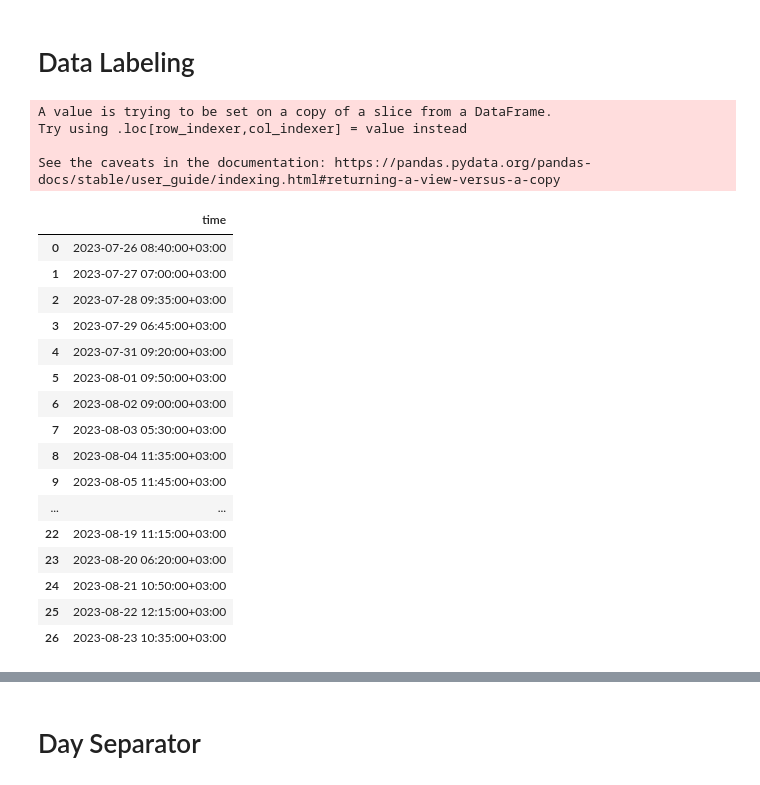
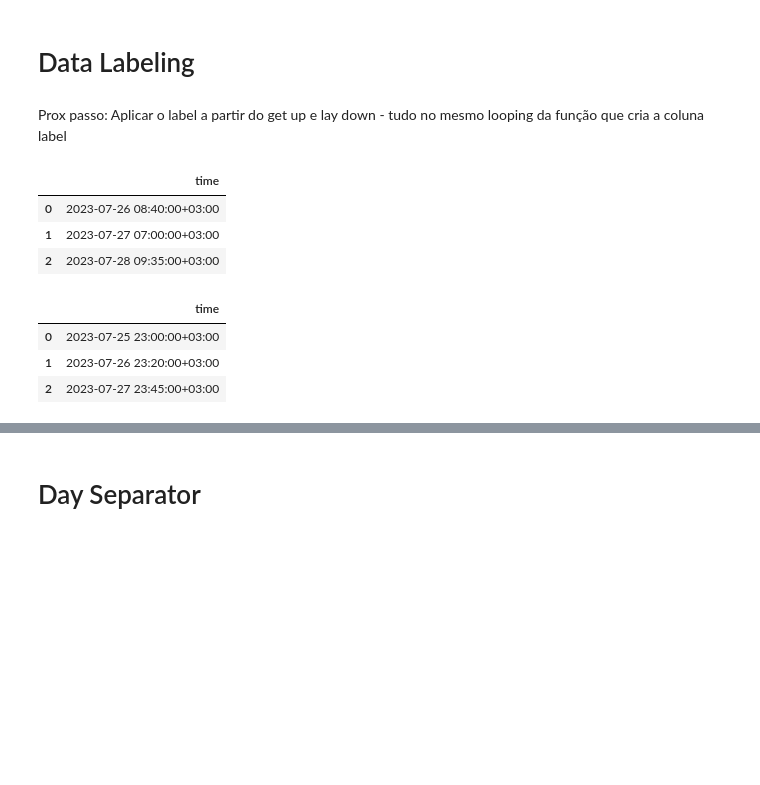
Before and after one commit to DiassIgor/sleeping-mask, a Jupyter notebook: data_preprocessing.ipynb, the cells around one changed output, grey strips where cells are left out. Saved outputs shown, nothing was run; the diff lists cells and outputs as text; code cells hidden in the pictures; blank space fills up the shorter version.

```diff
--- a/data_preprocessing.ipynb
+++ b/data_preprocessing.ipynb
@@ -219,10 +226,9 @@ def heart_rate_extractor(day_data):
         time.append(aux)
         aux += datetime.timedelta(minutes=5)
 
-    # Padding of the bpm length according to time length
+    # Padding of the time length according to bpm length
     while len(bpm) != len(time):
-        bpm.append(None)
-        state.append('sleep')
+        time.pop()
 
     # Create a DataFrame with the sleep data of a unique day
     heart_data = pd.DataFrame(columns = ["time", "bpm", "state"])
@@ -408,10 +401,16 @@ df_get_up['time'] = df_get_up['time'].round('5min')
-# %%
-filler_data['label'] = ''
-filler_data[filler_data.index.isin(df_get_up['time'])]['label'] = 'get_up'
-# %% [output]
-A value is trying to be set on a copy of a slice from a DataFrame.
-Try using .loc[row_indexer,col_indexer] = value instead
-
-See the caveats in the documentation: https://pandas.pydata.org/pandas-docs/stable/user_guide/indexing.html#returning-a-view-versus-a-copy
+# %% [markdown]
+Prox passo: Aplicar o label a partir do get up e lay down - tudo no mesmo looping da função que cria a coluna label
+# %%
+display(df_get_up.head(3))
+display(df_lay_down.head(3))
+# %% [output]
+|  | time |
+| 0 | 2023-07-26 08:40:00+03:00 |
+| 1 | 2023-07-27 07:00:00+03:00 |
+| 2 | 2023-07-28 09:35:00+03:00 |
+|  | time |
+| 0 | 2023-07-25 23:00:00+03:00 |
+| 1 | 2023-07-26 23:20:00+03:00 |
+| 2 | 2023-07-27 23:45:00+03:00 |
 # %%
 filler_data.loc[filler_data.index.isin(df_get_up['time']), 'label'] = 'get_up'
@@ -418,20 +417,0 @@ filler_data.loc[filler_data.index.isin(df_get_up['time']), 'label'] = 'get_up'
-# %%
-df_get_up
-# %% [output]
-|  | time |
-| 0 | 2023-07-26 08:40:00+03:00 |
-| 1 | 2023-07-27 07:00:00+03:00 |
-| 2 | 2023-07-28 09:35:00+03:00 |
-| 3 | 2023-07-29 06:45:00+03:00 |
-| 4 | 2023-07-31 09:20:00+03:00 |
-| 5 | 2023-08-01 09:50:00+03:00 |
-| 6 | 2023-08-02 09:00:00+03:00 |
-| 7 | 2023-08-03 05:30:00+03:00 |
-| 8 | 2023-08-04 11:35:00+03:00 |
-| 9 | 2023-08-05 11:45:00+03:00 |
-| ... | ... |
-| 22 | 2023-08-19 11:15:00+03:00 |
-| 23 | 2023-08-20 06:20:00+03:00 |
-| 24 | 2023-08-21 10:50:00+03:00 |
-| 25 | 2023-08-22 12:15:00+03:00 |
-| 26 | 2023-08-23 10:35:00+03:00 |
```
Also changed, not shown: parts of 13 cells of this notebook.
